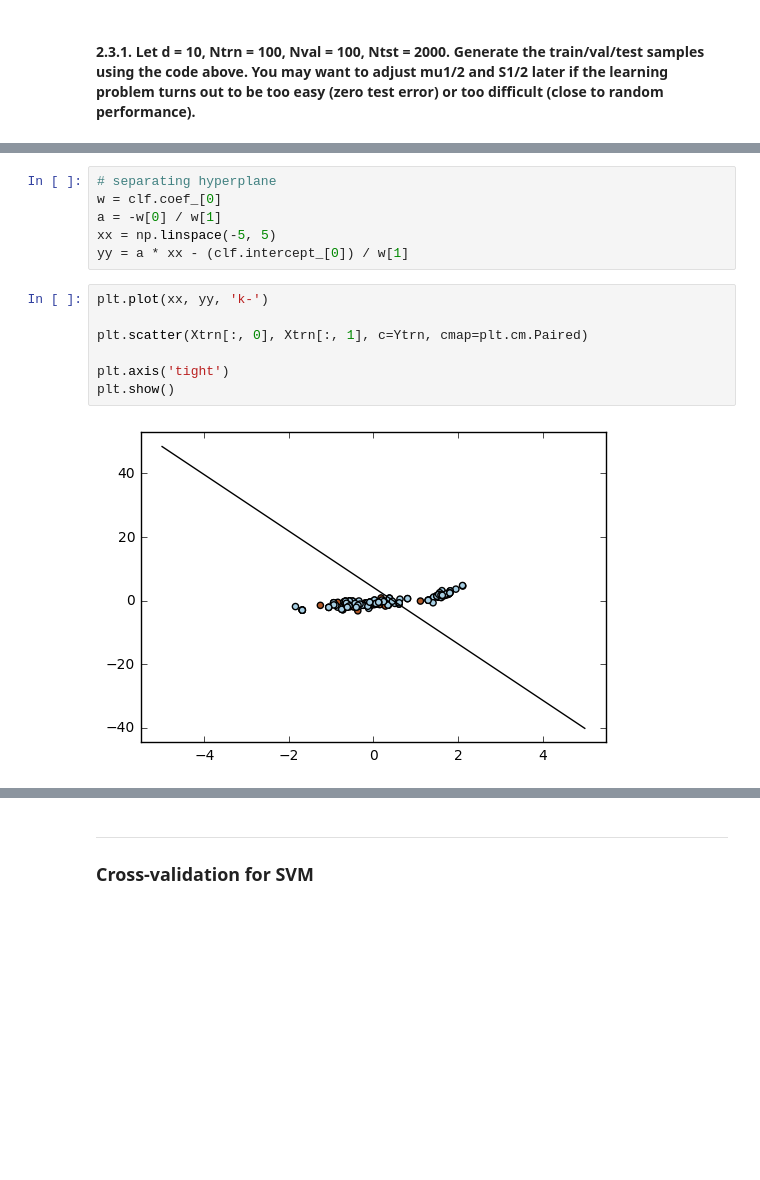
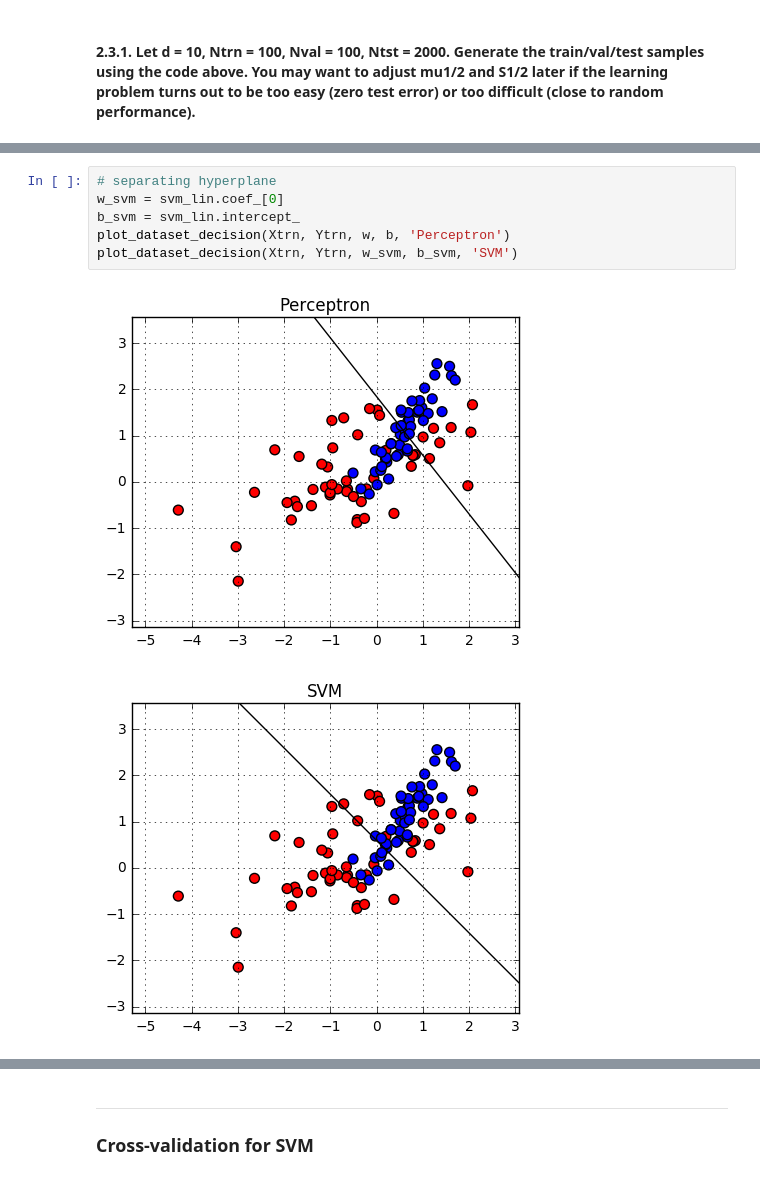
Before and after one commit to daryadedik/playground, a Jupyter notebook: ml-preparation/ml-basics/ml-basics.ipynb, the cells around one changed output, grey strips where cells are left out. Drawn from its saved outputs; the diff is of its cells as text; blank space fills up the shorter version.

```diff
--- a/ml-preparation/ml-basics/ml-basics.ipynb
+++ b/ml-preparation/ml-basics/ml-basics.ipynb
@@ -297,18 +302,12 @@ SVC(C=1.0, cache_size=200, class_weight=None, coef0=0.0,
   decision_function_shape=None, degree=3, gamma='auto', kernel='linear',
   max_iter=-1, probability=False, random_state=None, shrinking=True,
   tol=0.001, verbose=False)
-# %%
-# separating hyperplane
-w = clf.coef_[0]
-a = -w[0] / w[1]
-xx = np.linspace(-5, 5)
-yy = a * xx - (clf.intercept_[0]) / w[1]
-# %%
-plt.plot(xx, yy, 'k-')
-
-plt.scatter(Xtrn[:, 0], Xtrn[:, 1], c=Ytrn, cmap=plt.cm.Paired)
-
-plt.axis('tight')
-plt.show()
-# %% [output]
-[figure, removed]
+# %%
+# separating hyperplane
+w_svm = svm_lin.coef_[0]
+b_svm = svm_lin.intercept_
+plot_dataset_decision(Xtrn, Ytrn, w, b, 'Perceptron')
+plot_dataset_decision(Xtrn, Ytrn, w_svm, b_svm, 'SVM')
+# %% [output]
+[figure, added]
+[figure, added]
```
Also changed, not shown: parts of 25 cells of this notebook.
